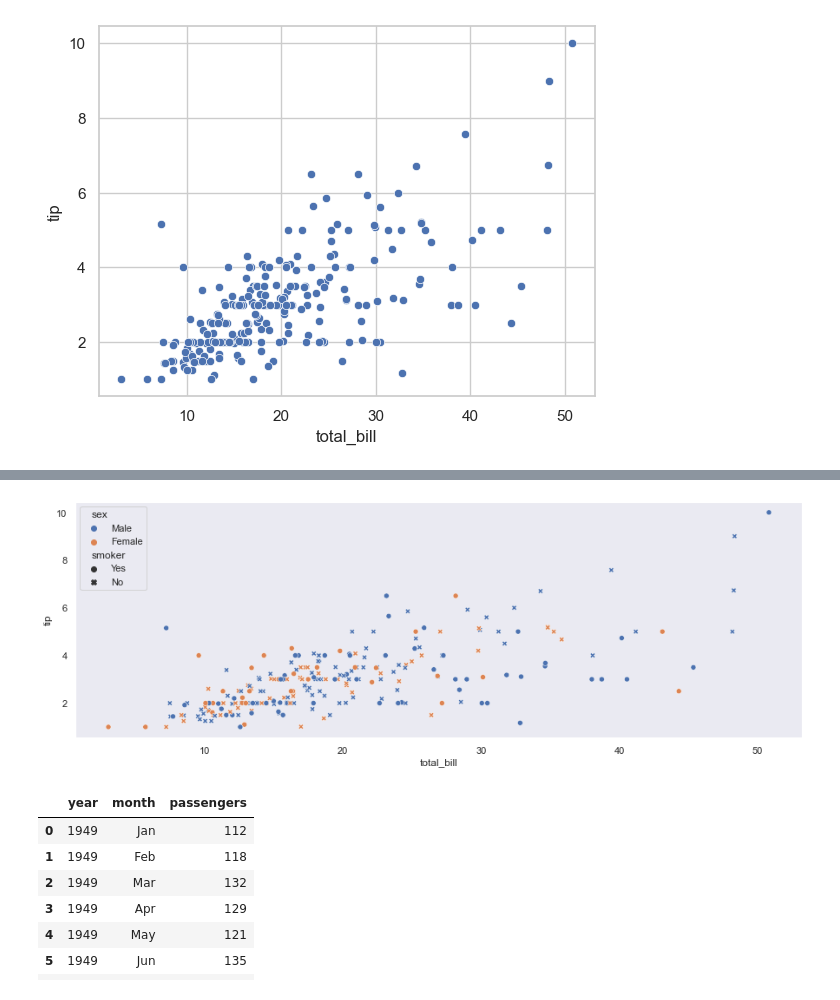
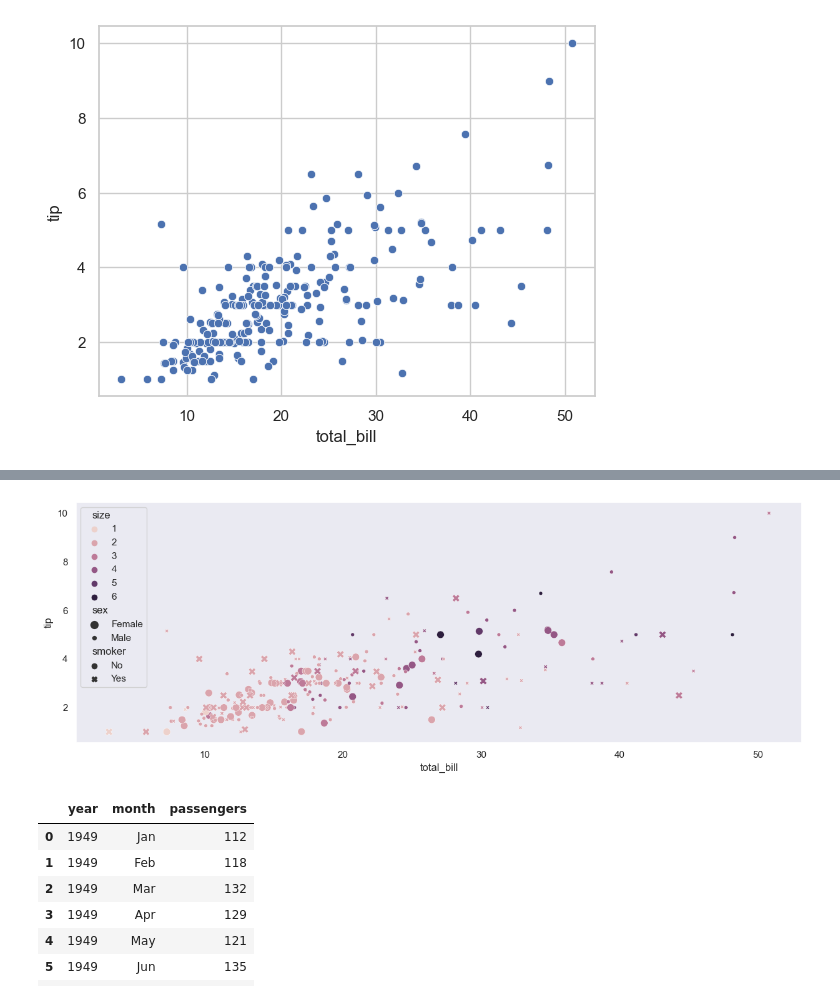
Before and after one commit to srikanthpragada/datascience_30_apr_2024, a Jupyter notebook: plots/seaborn_demo.ipynb, the cells around one changed output, grey strips where cells are left out. Cells and saved outputs as stored; diff of their text form; code cells hidden in the pictures.

```diff
--- a/plots/seaborn_demo.ipynb
+++ b/plots/seaborn_demo.ipynb
@@ -164,8 +163,8 @@ sns.scatterplot(x="total_bill",y="tip", data=tips, size="smoker")
 # %%
-sns.scatterplot(x="total_bill",y="tip",hue='sex', style="smoker", data=tips)
+sns.scatterplot(x="total_bill",y="tip", hue='size', style="smoker", size='sex', data=tips)
 plt.gcf().set_size_inches(15,5)
 # %% [output]
-[figure, old version]
+[figure, new version]
 # %%
 flights.head(10)
 # %% [output]
```
Also changed, not shown: parts of 6 cells of this notebook.
